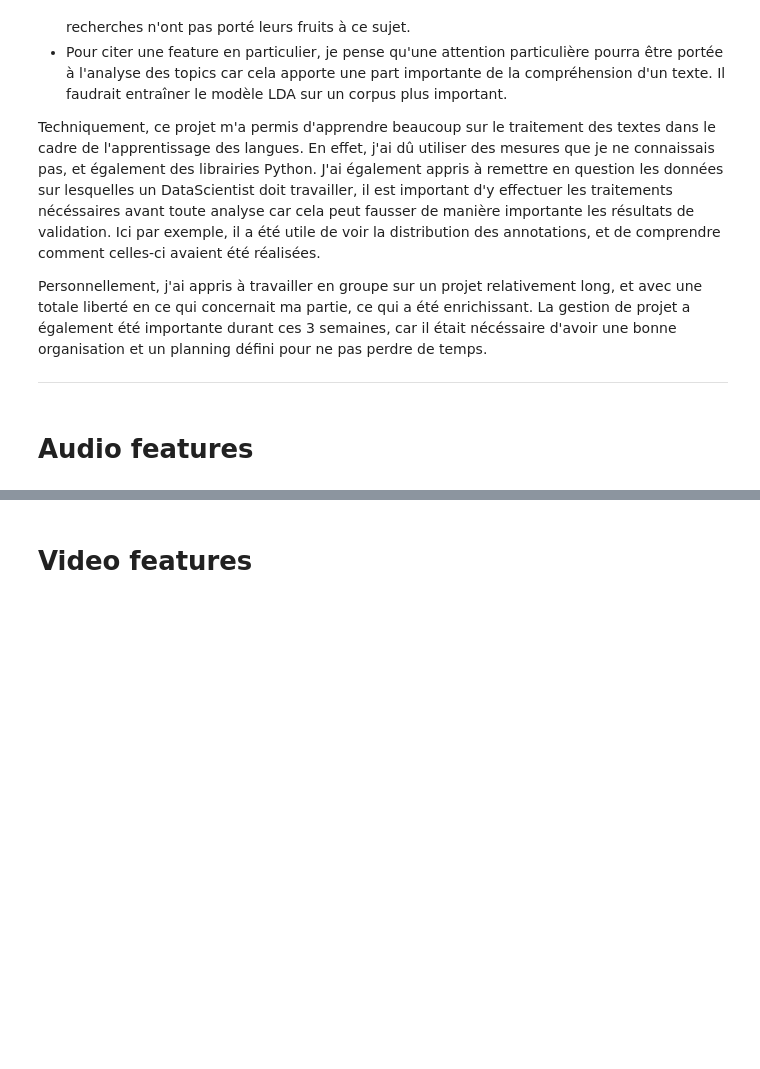
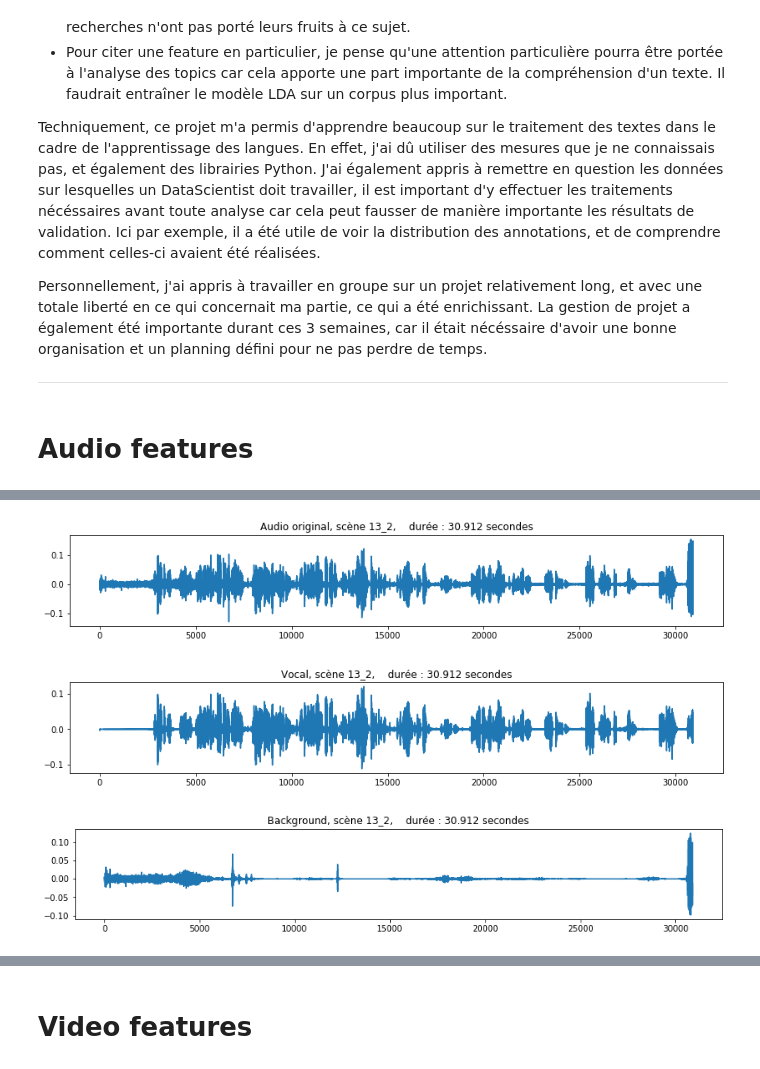
Before and after one commit to vincentnam/Project-Archean, a Jupyter notebook: ChallengeM2SID_2019.ipynb, the cells around one changed output, grey strips where cells are left out. Saved outputs shown, nothing was run; the diff lists cells and outputs as text; code cells hidden in the pictures; blank space fills up the shorter version.

Commit message:
ajout partie audio + audio_features

```diff
--- a/ChallengeM2SID_2019.ipynb
+++ b/ChallengeM2SID_2019.ipynb
@@ -1855,0 +2642,20 @@ Personnellement, j'ai appris à travailler en groupe sur un projet relativement
+# %%
+samplerate = 16000
+directory = './challenge-m2-sid/' # corpus directory path
+dir_audio = directory + 'corpus/audio/' # audio path
+dir_texte = directory + 'corpus/text/'  # text path
+dir_video = directory + 'corpus/video/' # video path
+dir_data = './' # csv
+dir_chunks = './audio_chunks/' # directory for temporary audio chunks
+
+spleeter_output_dir = './audio_output/' # spleeter directory where vocal and background sounds will be saved
+
+audio_extension = "_mono.wav"
+texte_extension = ".xml"
+video_extension = ".m4v"
+
+annot_origin = pd.read_csv(dir_data+'label_normalised_moncoucou.csv', sep=",", index_col=0, header=0)
+annot_origin = annot_origin.drop('\t',axis=1)
+annot, noteurs = transform_annotation(annot_origin)
+
+audio, audio_only = get_media_type(annot, noteurs, media='audio')
@@ -1855,0 +2698,40 @@ Personnellement, j'ai appris à travailler en groupe sur un projet relativement
+# %%
+scene = "13_2"
+method, smooth = None, None
+
+spleet(scene)
+
+vocfile = spleeter_output_dir + scene + audio_extension.split('.')[-2] + '/vocals_resample.wav'
+bacfile = spleeter_output_dir + scene + audio_extension.split('.')[-2] + '/accompaniment.wav'
+wavfile = dir_audio + scene + audio_extension
+xmlfile = dir_texte + scene + texte_extension
+
+# load data
+bin_signal, signal, fe = load_signal(vocfile, samplerate=samplerate)
+bin_signal_origin, signal_origin, fe_origin = load_signal(wavfile, samplerate=samplerate)
+bin_back, signal_back, fe_back = load_signal(bacfile, samplerate=samplerate)
+vocal_song  = AudioSegment.from_wav(vocfile)
+origin_song = AudioSegment.from_wav(wavfile)
+
+back_rs = scipy.signal.resample(np.array(signal_back), round(len(np.array(signal_back)) / samplerate * 1000))
+signal_origin_rs = scipy.signal.resample(np.array(signal_origin), round(len(np.array(signal_origin)) / samplerate * 1000))
+signal_rs = scipy.signal.resample(np.array(signal), round(len(np.array(signal)) / samplerate * 1000))
+
+plt.figure(figsize=(14,2))
+plt.title("Audio original, scène "+scene+",    durée : "+str(len(vocal_song)/1000)+" secondes")
+plt.plot(signal_origin_rs)
+plt.show()
+
+plt.figure(figsize=(14,2))
+plt.title("Vocal, scène "+scene+",    durée : "+str(len(vocal_song)/1000)+" secondes")
+plt.plot(signal_rs)
+plt.show()
+
+plt.figure(figsize=(14,2))
+plt.title("Background, scène "+scene+",    durée : "+str(len(vocal_song)/1000)+" secondes")
+plt.plot(back_rs)
+plt.show()
+# %% [output]
+[figure, added]
+[figure, added]
+[figure, added]
```
Also changed, not shown: parts of 45 cells of this notebook, 1 other file.
